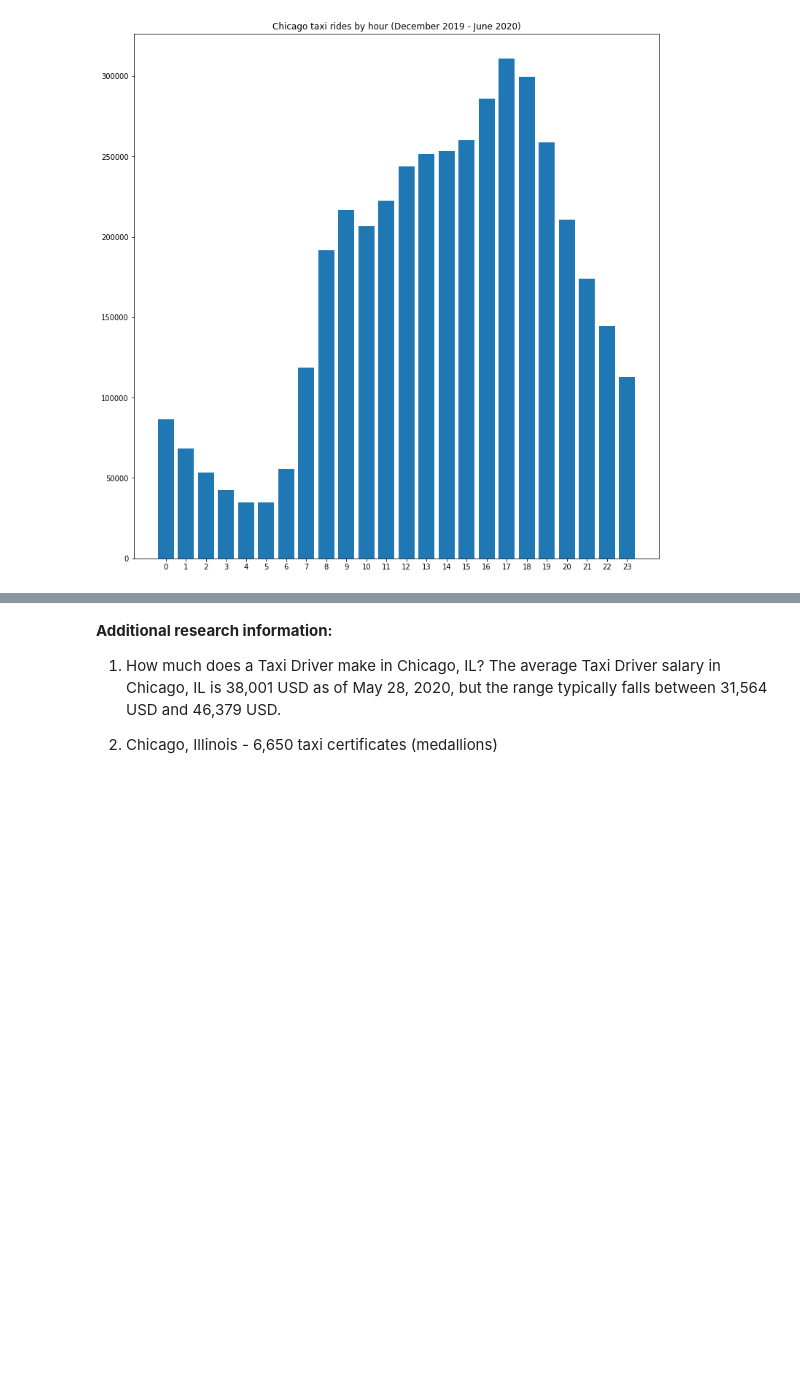
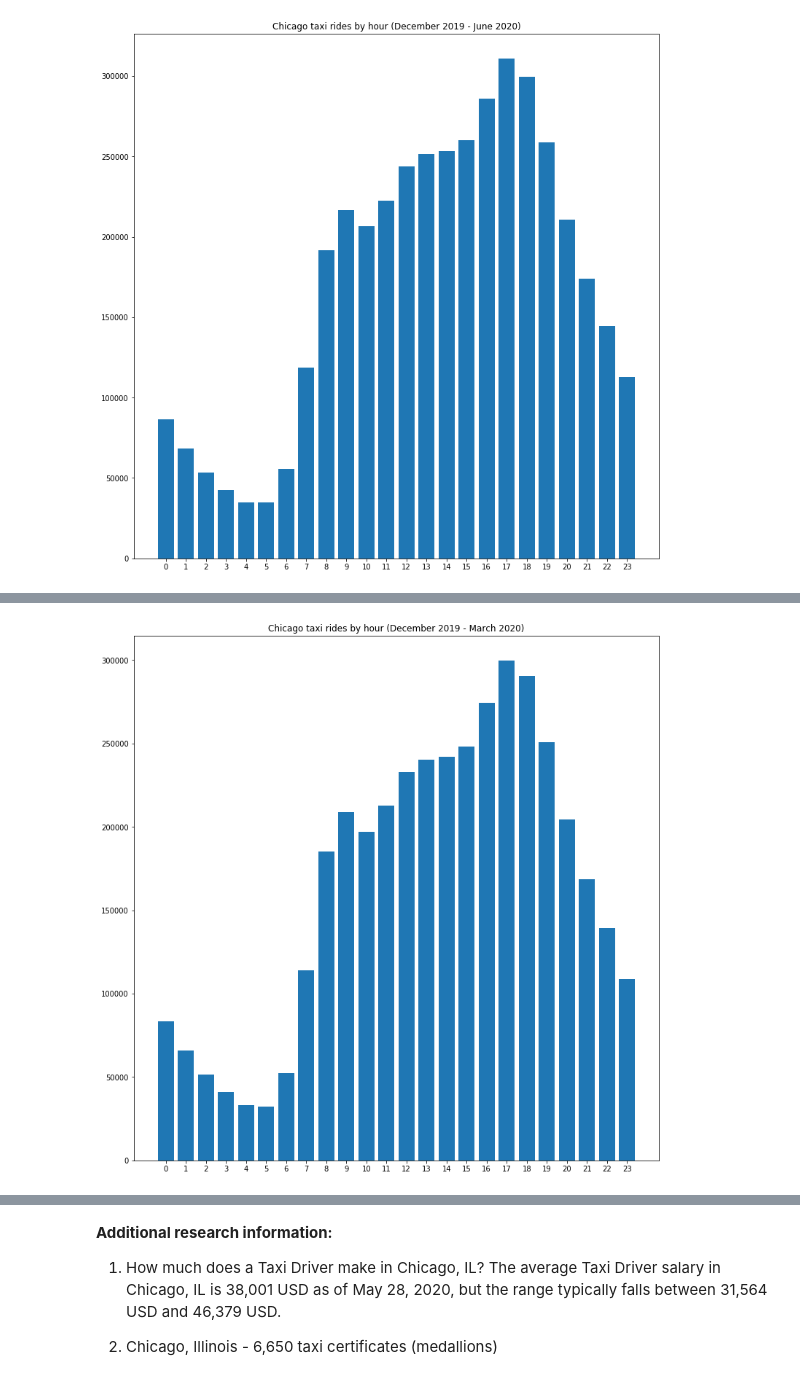
Before and after one commit to OleksiyAnokhin/UChicago-COVID-Hackathon, a Jupyter notebook: UChicago COVID-19 Hackathon.ipynb, the cells around one changed output, grey strips where cells are left out. Saved outputs shown, nothing was run; the diff lists cells and outputs as text; code cells hidden in the pictures; blank space fills up the shorter version.

Commit message:
Completed the preliminary analysis. Started the time series analysis

```diff
--- a/UChicago COVID-19 Hackathon.ipynb
+++ b/UChicago COVID-19 Hackathon.ipynb
@@ -676,3 +676,8 @@ plt.title('Chicago taxi rides by hour (December 2019 - June 2020)')
 plt.show()
 # %% [output]
 [figure]
+# %%
+# Now let's compare information from two time periods
+# First, I will cut information from December 2019 to March 2020 and from April 2020 to mid-June-2020
+taxi1 = taxi_2020[(taxi_2020['Start Date'] > '2019-12-01') & (taxi_2020['Start Date'] <= '2020-03-31')]
+taxi2 = taxi_2020[(taxi_2020['Start Date'] > '2020-04-01') & (taxi_2020['Start Date'] <= '2020-06-15')]
@@ -678,0 +706,18 @@ plt.show()
+# %%
+# Now let's do the same in terms of hours for each dataset, we want to compare them.
+# Let's explore the information for the first dataset
+# Select the column
+rides_by_hour1 = taxi1['Start Time']
+# Count
+rides_by_hour1 = rides_by_hour1.value_counts().sort_index().reset_index()
+# Rename columns
+rides_by_hour1 = rides_by_hour1.rename(columns = {'index': "Time", 'Start Time': 'Rides'})
+print(rides_by_hour1)
+
+# And do the same for the second dataset
+rides_by_hour2 = taxi2['Start Time']
+# Count
+rides_by_hour2 = rides_by_hour2.value_counts().sort_index().reset_index()
+# Rename columns
+rides_by_hour2 = rides_by_hour2.rename(columns = {'index': "Time", 'Start Time': 'Rides'})
+print(rides_by_hour2)
@@ -678,0 +742,7 @@ plt.show()
+# %%
+# Now let's create hours
+rides_by_hour1['hour'] = pd.to_datetime(rides_by_hour1['Time'], format = '%H:%M:%S').dt.hour
+print(rides_by_hour1)
+
+rides_by_hour2['hour'] = pd.to_datetime(rides_by_hour2['Time'], format = '%H:%M:%S').dt.hour
+print(rides_by_hour2)
@@ -678,0 +767,7 @@ plt.show()
+# %%
+# Now let's summarize hours
+rides_by_hour1 = rides_by_hour1.groupby('hour', as_index=False).agg({"Rides": "sum"})
+print(rides_by_hour1)
+
+rides_by_hour2 = rides_by_hour2.groupby('hour', as_index=False).agg({"Rides": "sum"})
+print(rides_by_hour2)
@@ -678,0 +792,10 @@ plt.show()
+# %%
+# Now let's create a a barplot for the first dataset
+fig = plt.figure()
+ax = fig.add_axes([0,0,1,1])
+ax.bar(rides_by_hour1.hour, rides_by_hour1.Rides)
+plt.xticks(rides_by_hour1.hour)
+plt.title('Chicago taxi rides by hour (December 2019 - March 2020)')
+plt.show()
+# %% [output]
+[figure, added]
```
Also changed, not shown: parts of 8 cells of this notebook, 2 other files.
